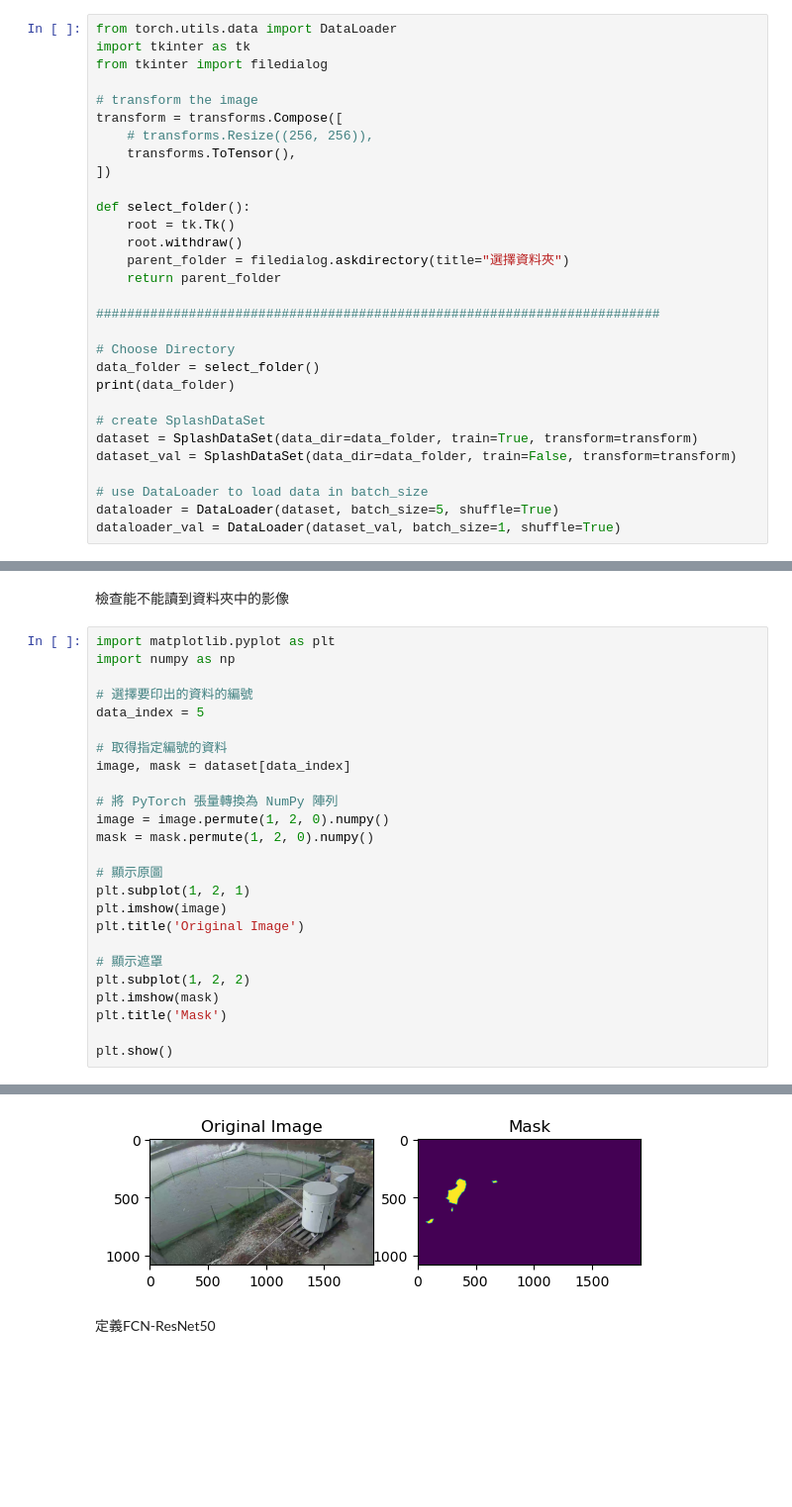
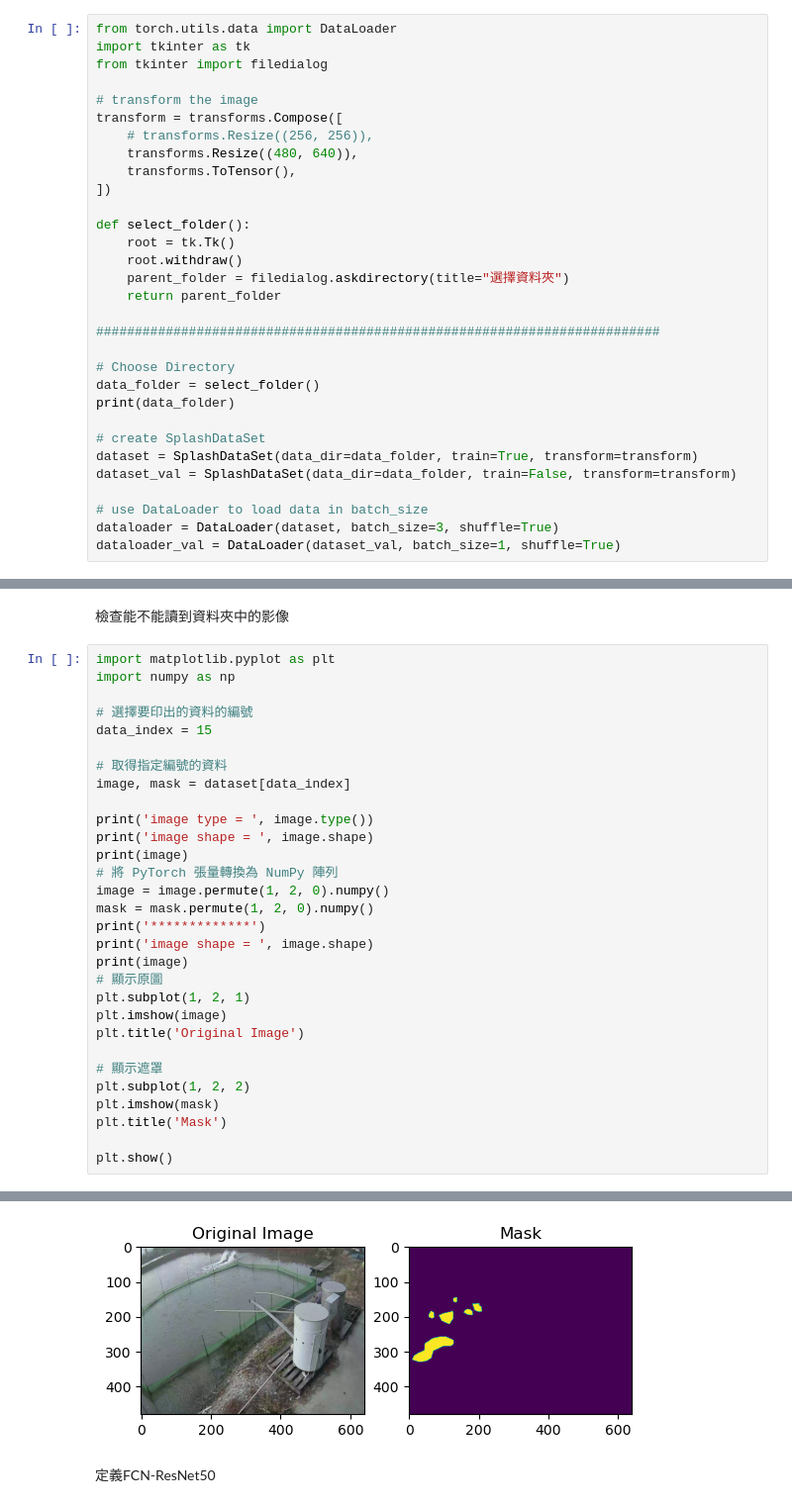
Before and after one commit to Eat-Apple-Again/Segmentation, a Jupyter notebook: FCN_ResNet50.ipynb, the cells around one changed output, grey strips where cells are left out. Shown at 99% size. Saved outputs shown, nothing was run; the diff lists cells and outputs as text; blank space fills up the shorter version.

```diff
--- a/FCN_ResNet50.ipynb
+++ b/FCN_ResNet50.ipynb
@@ -316,6 +378,7 @@ from tkinter import filedialog
 # transform the image
 transform = transforms.Compose([
     # transforms.Resize((256, 256)),
+    transforms.Resize((480, 640)),
     transforms.ToTensor(),
 ])
 
@@ -336,7 +399,7 @@ dataset = SplashDataSet(data_dir=data_folder, train=True, transform=transform)
 dataset_val = SplashDataSet(data_dir=data_folder, train=False, transform=transform)
 
 # use DataLoader to load data in batch_size
-dataloader = DataLoader(dataset, batch_size=5, shuffle=True)
+dataloader = DataLoader(dataset, batch_size=3, shuffle=True)
 dataloader_val = DataLoader(dataset_val, batch_size=1, shuffle=True)
 # %% [output]
 C:/Users/user/Desktop/data/output_frames
@@ -347,15 +410,20 @@ import matplotlib.pyplot as plt
 import numpy as np
 
 # 選擇要印出的資料的編號
-data_index = 5
+data_index = 15
 
 # 取得指定編號的資料
 image, mask = dataset[data_index]
 
+print('image type = ', image.type())
+print('image shape = ', image.shape)
+print(image)
 # 將 PyTorch 張量轉換為 NumPy 陣列
 image = image.permute(1, 2, 0).numpy()
 mask = mask.permute(1, 2, 0).numpy()
-
+print('*************')
+print('image shape = ', image.shape)
+print(image)
 # 顯示原圖
 plt.subplot(1, 2, 1)
 plt.imshow(image)
@@ -371,4 +456,4 @@ plt.show()
-[figure, old version]
+[figure, new version]
 # %% [markdown]
 定義FCN-ResNet50
 # %%
```
Also changed, not shown: parts of 5 cells of this notebook.
